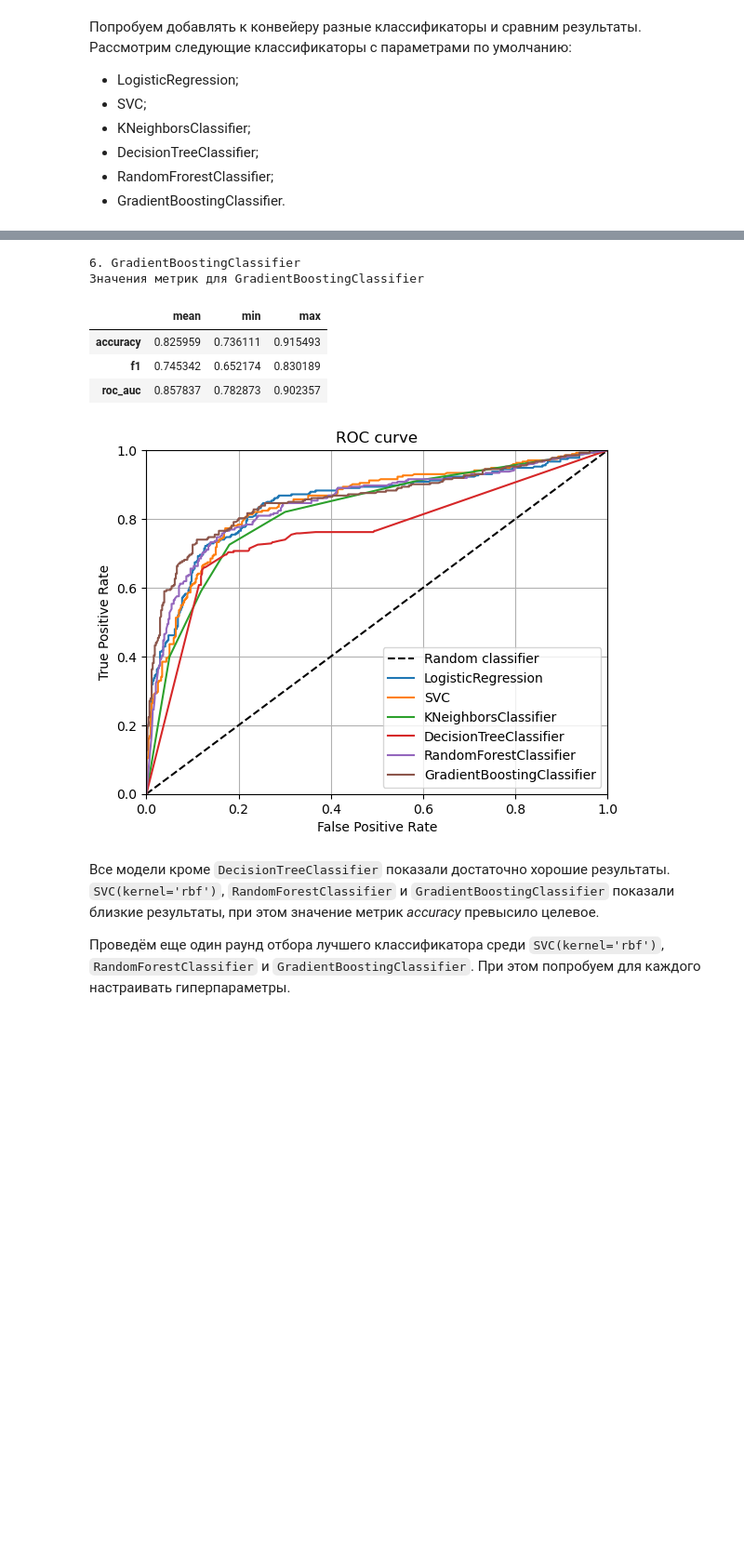
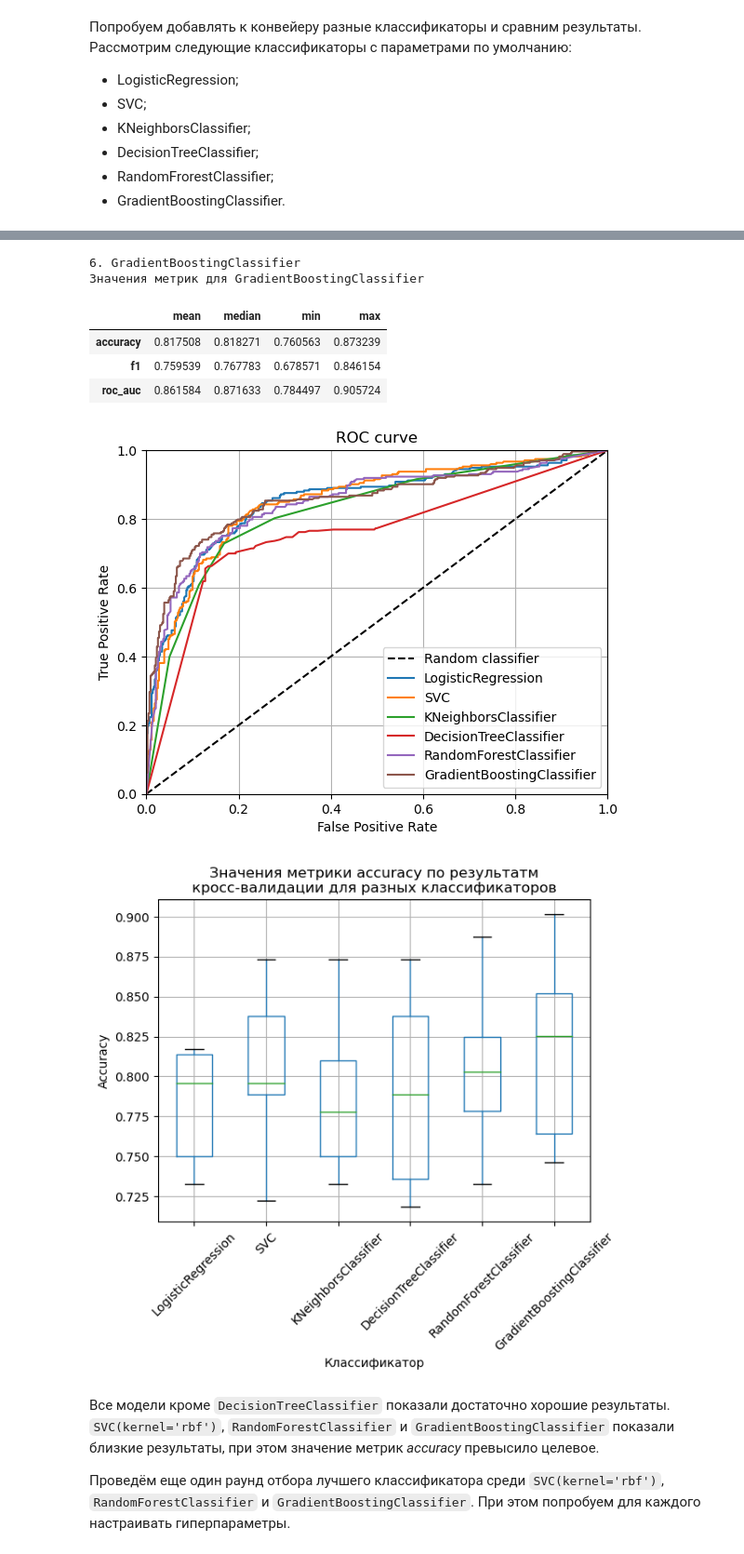
Before and after one commit to AlekseiBogachev/Titanic-Machine-Learning-from-Disaster, a Jupyter notebook: sources/Titanic-Machine-Learning-from-Disaster.ipynb, the cells around one changed output, grey strips where cells are left out. Shown at 93% size. Cells and saved outputs as stored; diff of their text form; code cells hidden in the pictures; blank space fills up the shorter version.

```diff
--- a/sources/Titanic-Machine-Learning-from-Disaster.ipynb
+++ b/sources/Titanic-Machine-Learning-from-Disaster.ipynb
@@ -1287,7 +1286,7 @@ def print_score(estimator, features, target, score='accuracy', cv=5, n_jobs=-1):
                              n_jobs=n_jobs,
                             )
 
-    return pd.DataFrame(scores, columns=[score]).agg(['mean', 'min', 'max']).transpose()
+    return pd.DataFrame(scores, columns=[score]).agg(['mean', 'median', 'min', 'max']).transpose()
 
 
 def plot_roc_curve_for_random_clf():
@@ -1327,7 +1326,7 @@ def evaluate_model(model, X, y, label, ax=None, method='predict_proba', cv=5, n_
     accuracy, f1, roc_auc и кривую ROC.
     '''
 
-    df = pd.DataFrame(columns= ['mean', 'min', 'max'])
+    df = pd.DataFrame(columns= ['mean', 'median', 'min', 'max'])
 
     for metric in ['accuracy', 'f1', 'roc_auc']:
         df = pd.concat([df, print_score(model, X, y, score=metric, cv=cv, n_jobs=n_jobs)])
@@ -1453,6 +1452,8 @@ methods = [
 
 fig, ax = plot_roc_curve_for_random_clf()
 
+scores_dict = dict()
+
 for i, (classifier, method) in enumerate(zip(classifiers, methods)):
     label = type(classifier).__name__
     print(f'{i+1}. {label}')
@@ -1461,10 +1462,26 @@ for i, (classifier, method) in enumerate(zip(classifiers, methods)):
 
     ax = evaluate_model(model=pipe, X=X_train, y=y_train, method=method, label=label, cv=10, ax=ax)
 
+    scores_dict[label] = cross_val_score(estimator=pipe,
+                                         X=X_train,
+                                         y=y_train,
+                                         scoring='accuracy',
+                                         cv=10,
+                                         n_jobs=-1,
+                                        )
+
     print()
 
 plt.legend()
 plt.show()
+
+print()
+
+pd.DataFrame(scores_dict).boxplot(rot=45)
+plt.xlabel('Классификатор')
+plt.ylabel('Accuracy')
+plt.title('Значения метрики accuracy по результатм\nкросс-валидации для разных классификаторов')
+plt.show()
 # %% [output]
 1. LogisticRegression
 Значения метрик для LogisticRegression
@@ -1499,10 +1516,11 @@ plt.show()
 6. GradientBoostingClassifier
 Значения метрик для GradientBoostingClassifier
-|  | mean | min | max |
-| accuracy | 0.825959 | 0.736111 | 0.915493 |
-| f1 | 0.745342 | 0.652174 | 0.830189 |
-| roc_auc | 0.857837 | 0.782873 | 0.902357 |
+|  | mean | median | min | max |
+| accuracy | 0.817508 | 0.818271 | 0.760563 | 0.873239 |
+| f1 | 0.759539 | 0.767783 | 0.678571 | 0.846154 |
+| roc_auc | 0.861584 | 0.871633 | 0.784497 | 0.905724 |
-[figure, old version]
+[figure, new version]
+[figure, added]
 # %% [markdown]
 Все модели кроме `DecisionTreeClassifier` показали достаточно хорошие результаты. `SVC(kernel='rbf')`, `RandomForestClassifier` и `GradientBoostingClassifier` показали близкие результаты, при этом значение метрик *accuracy* превысило целевое.
 
```
Also changed, not shown: parts of 6 cells of this notebook.
